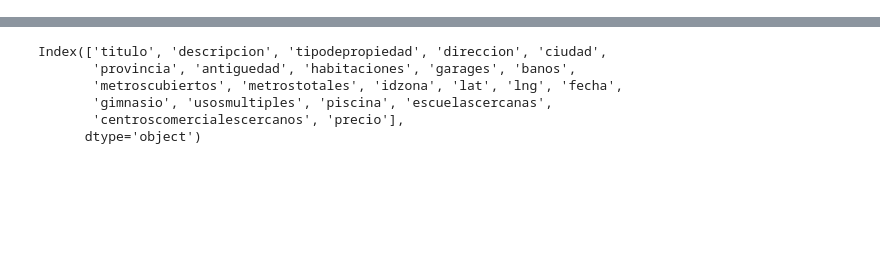
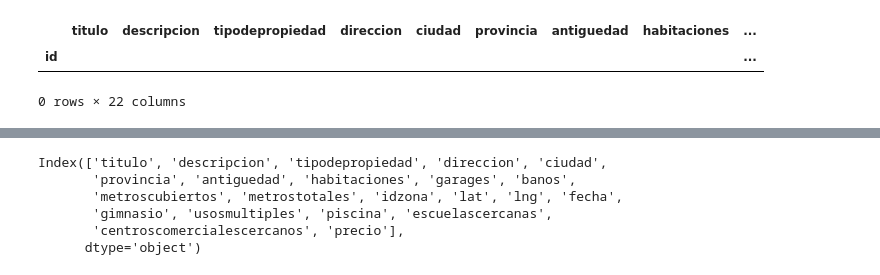
Before and after one commit to JuanCruzCastroLopez/tp1-zonajobs-analysis, a Jupyter notebook: ggp_notebook.ipynb, the cells around one changed output, grey strips where cells are left out. Saved outputs shown, nothing was run; the diff lists cells and outputs as text; code cells hidden in the pictures; blank space fills up the shorter version.

```diff
--- a/ggp_notebook.ipynb
+++ b/ggp_notebook.ipynb
@@ -12,0 +51,6 @@ pd.set_option('display.float_format', '{:.2f}'.format)
+# %%
+df[(df['metroscubiertos'].isnull()) & (df['metrostotales'].isnull())].head()
+# %% [output]
+|  | titulo | descripcion | tipodepropiedad | direccion | ciudad | provincia | antiguedad | habitaciones | ... |
+| id |  |  |  |  |  |  |  |  | ... |
+0 rows × 22 columns
```
Also changed, not shown: parts of 10 cells of this notebook.
